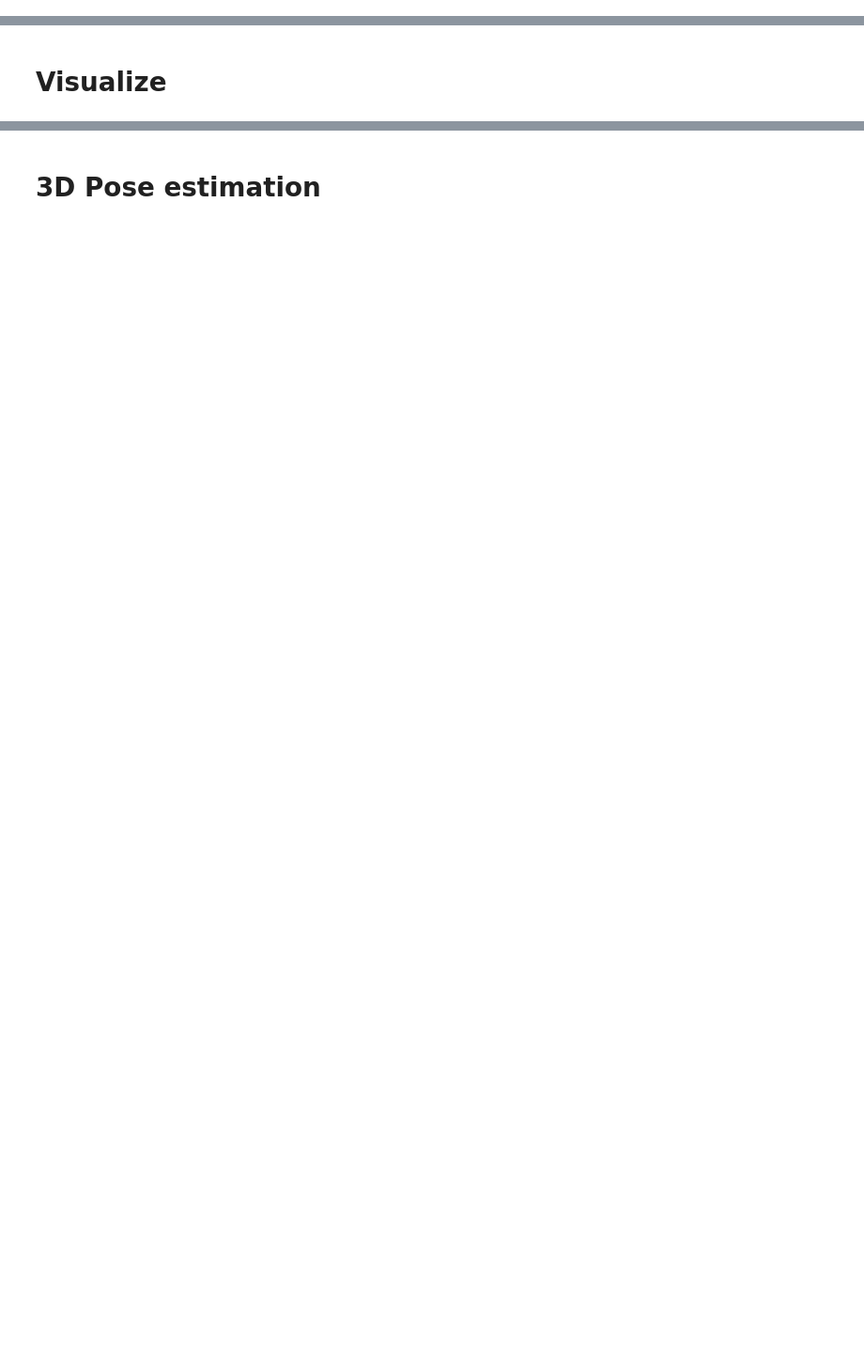
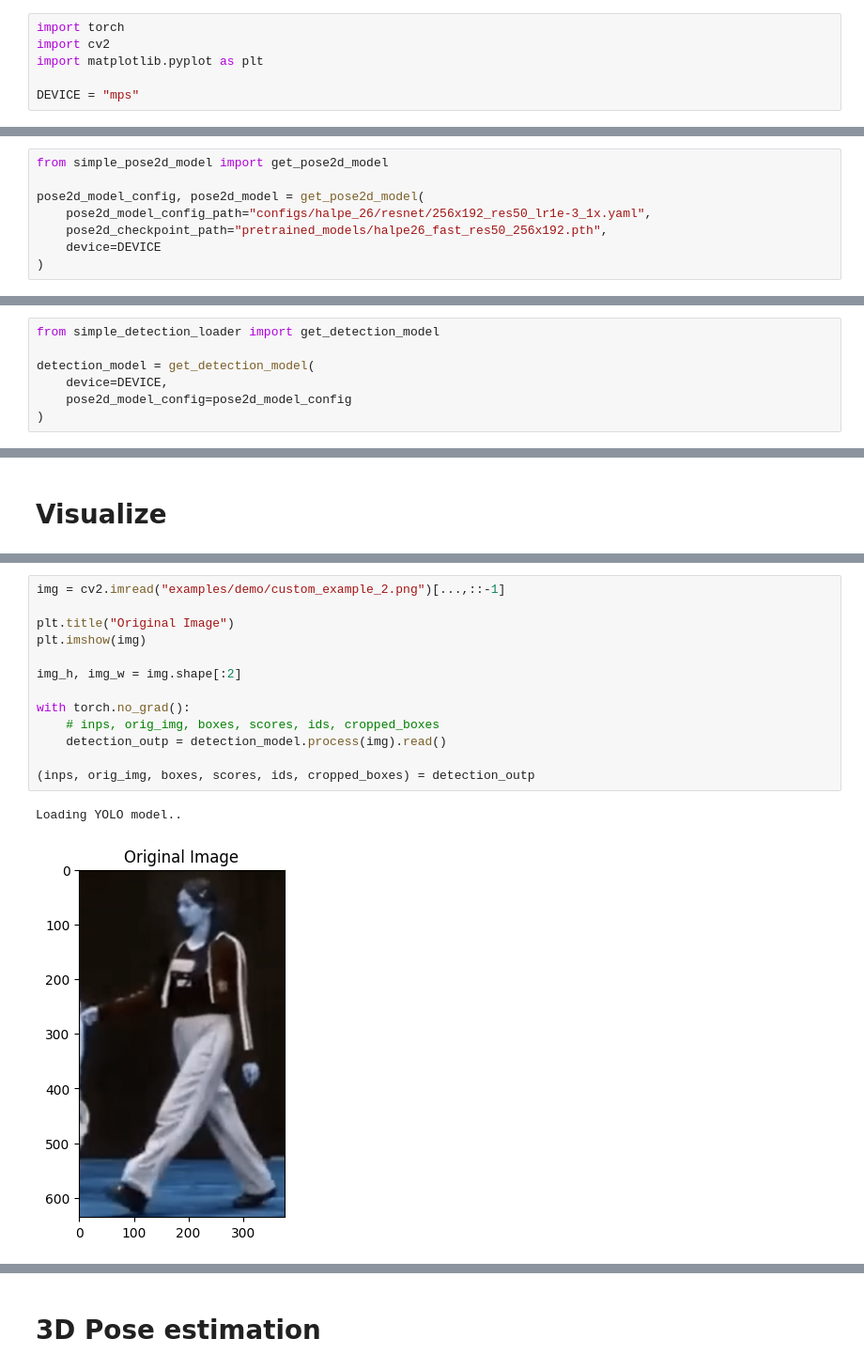
Before and after one commit to NeckNorm/AlphaPose, a Jupyter notebook: test.ipynb, the cells around one changed output, grey strips where cells are left out. Shown at 94% size. Cells and saved outputs as stored; diff of their text form; blank space fills up the shorter version.

Commit message:
[Add] sigle image to 3d pose estimation code refactoring

```diff
--- a/test.ipynb
+++ b/test.ipynb
@@ -13 +1,7 @@ import os
+# %%
+import torch
+import cv2
+import matplotlib.pyplot as plt
+
+DEVICE = "mps"
 # %% [markdown]
@@ -90,0 +9,8 @@ FastPose(
+# %%
+from simple_pose2d_model import get_pose2d_model
+
+pose2d_model_config, pose2d_model = get_pose2d_model(
+    pose2d_model_config_path="configs/halpe_26/resnet/256x192_res50_lr1e-3_1x.yaml",
+    pose2d_checkpoint_path="pretrained_models/halpe26_fast_res50_256x192.pth",
+    device=DEVICE
+)
@@ -324,0 +21,7 @@ detection_model = DetectionLoader(get_detector(dummy_obj()), pose_model_config,
+# %%
+from simple_detection_loader import get_detection_model
+
+detection_model = get_detection_model(
+    device=DEVICE,
+    pose2d_model_config=pose2d_model_config
+)
@@ -498,0 +52,16 @@ plt.imshow(img)
+# %%
+img = cv2.imread("examples/demo/custom_example_2.png")[...,::-1]
+
+plt.title("Original Image")
+plt.imshow(img)
+
+img_h, img_w = img.shape[:2]
+
+with torch.no_grad():
+    # inps, orig_img, boxes, scores, ids, cropped_boxes
+    detection_outp = detection_model.process(img).read()
+
+(inps, orig_img, boxes, scores, ids, cropped_boxes) = detection_outp
+# %% [output]
+Loading YOLO model..
+[figure, added]
```
Also changed, not shown: parts of 49 cells of this notebook, 7 other files.
